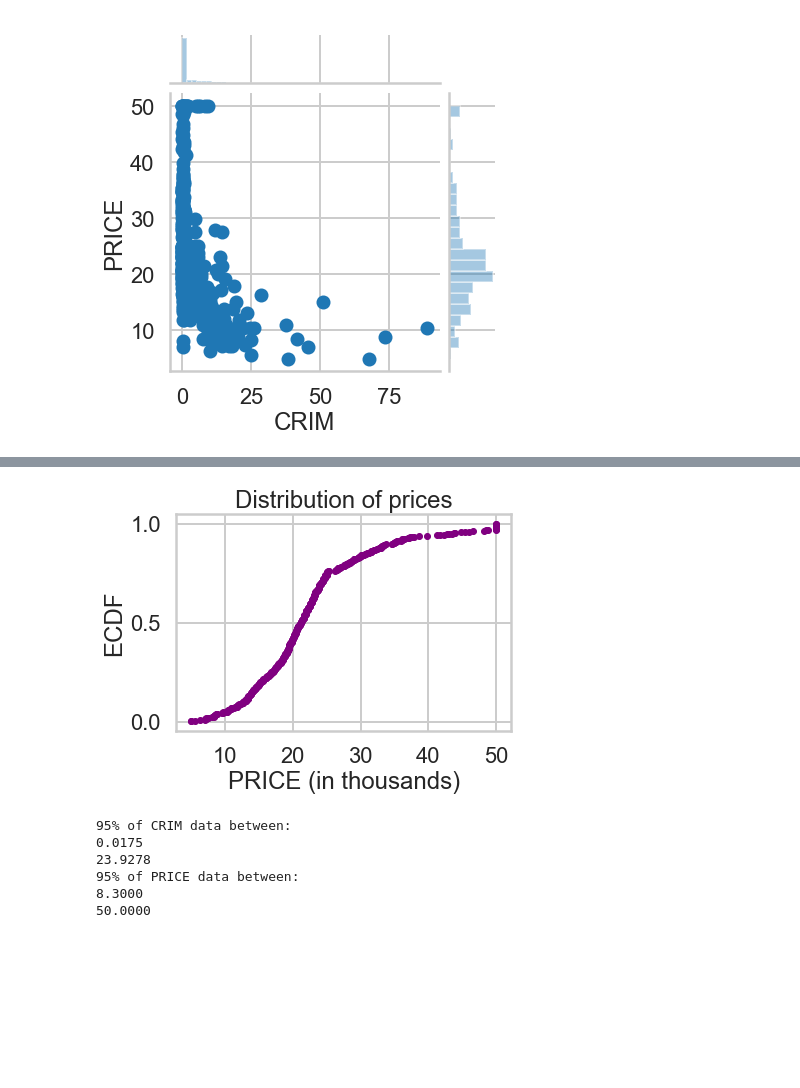
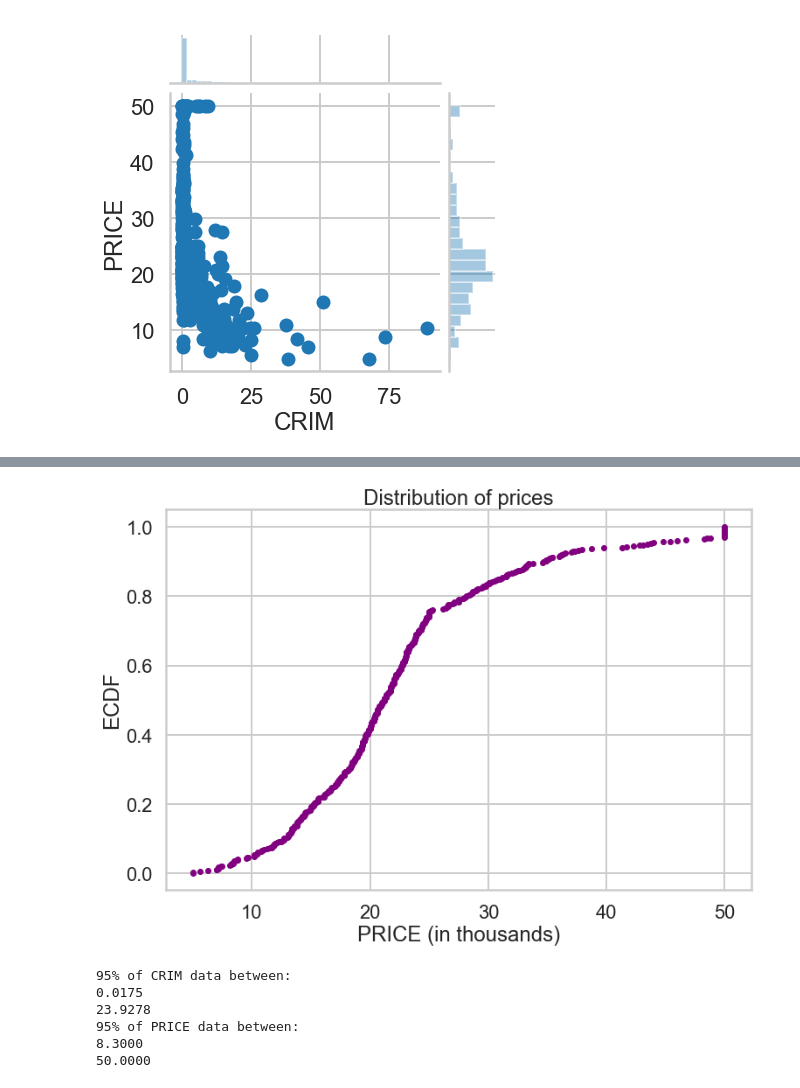
Before and after one commit to SlothDream/SB_MiniProjects, a Jupyter notebook: linear_regression/Mini_Project_Linear_Regression.ipynb, the cells around one changed output, grey strips where cells are left out. Cells and saved outputs as stored; diff of their text form; code cells hidden in the pictures; blank space fills up the shorter version.

```diff
--- a/linear_regression/Mini_Project_Linear_Regression.ipynb
+++ b/linear_regression/Mini_Project_Linear_Regression.ipynb
@@ -302,11 +304,12 @@ _ = plt.title('Distribution of crime rate')
 # %%
 x_p, y_p = ecdf(bos.PRICE)
+_, ax = plt.subplots(figsize=(12,8))
 _ = plt.plot(x_p, y_p, marker='.', linestyle='none', color='purple')
 _ = plt.xlabel('PRICE (in thousands)')
 _ = plt.ylabel('ECDF')
 _ = plt.title('Distribution of prices')
 # %% [output]
-[figure, old version]
+[figure, new version]
 # %%
 crime = np.percentile(bos.CRIM, (2.5, 97.5))
 price = np.percentile(bos.PRICE, (2.5, 97.5))
```
Also changed, not shown: parts of 33 cells of this notebook.
